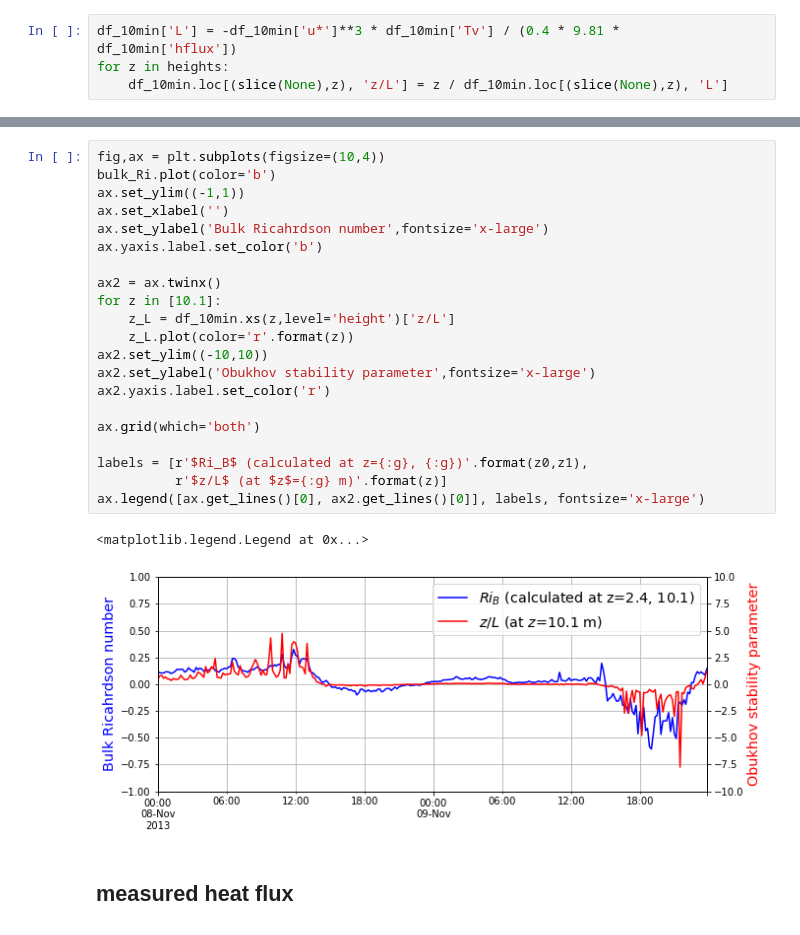
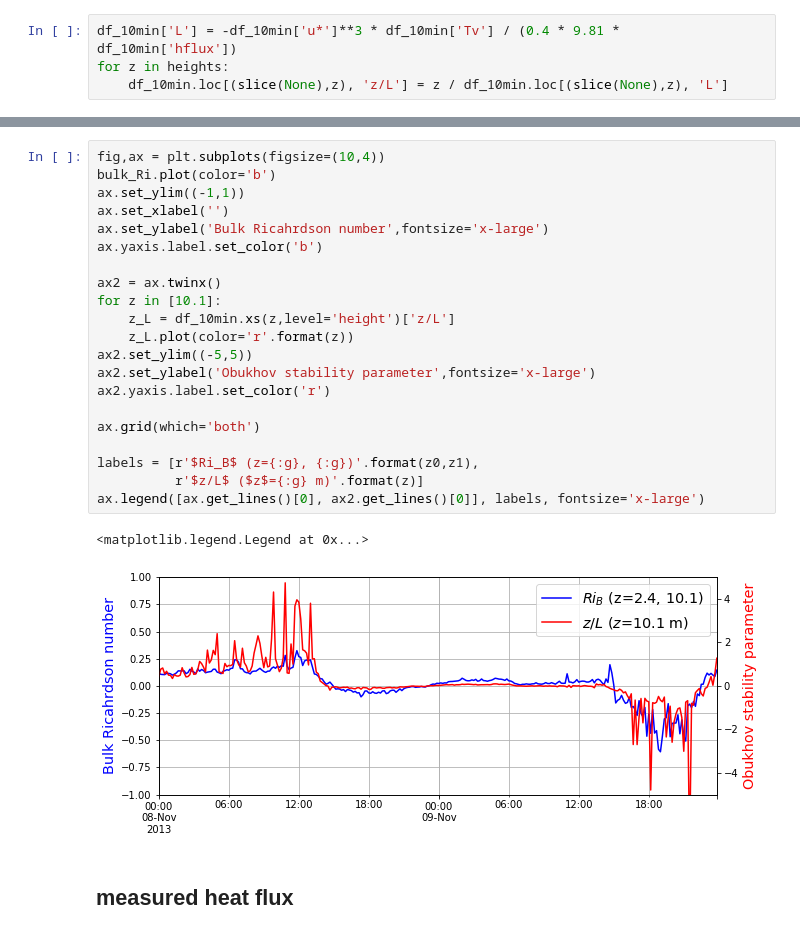
Before and after one commit to a2e-mmc/assessment, a Jupyter notebook: datasets/SWiFT/TTU_tower_heatflux_stability.ipynb, the cells around one changed output, grey strips where cells are left out. Cells and saved outputs as stored; diff of their text form.

Commit message:
Rerun with latest plotting library, add more comments

```diff
--- a/datasets/SWiFT/TTU_tower_heatflux_stability.ipynb
+++ b/datasets/SWiFT/TTU_tower_heatflux_stability.ipynb
@@ -205,27 +212,27 @@ ax.legend(fontsize='x-large')
 # %%
 fig,ax = plt.subplots(figsize=(10,4))
 bulk_Ri.plot(color='b')
 ax.set_ylim((-1,1))
 ax.set_xlabel('')
 ax.set_ylabel('Bulk Ricahrdson number',fontsize='x-large')
 ax.yaxis.label.set_color('b')
 
 ax2 = ax.twinx()
 for z in [10.1]:
     z_L = df_10min.xs(z,level='height')['z/L']
     z_L.plot(color='r'.format(z))
-ax2.set_ylim((-10,10))
+ax2.set_ylim((-5,5))
 ax2.set_ylabel('Obukhov stability parameter',fontsize='x-large')
 ax2.yaxis.label.set_color('r')
 
 ax.grid(which='both')
 
-labels = [r'$Ri_B$ (calculated at z={:g}, {:g})'.format(z0,z1),
-          r'$z/L$ (at $z$={:g} m)'.format(z)]
+labels = [r'$Ri_B$ (z={:g}, {:g})'.format(z0,z1),
+          r'$z/L$ ($z$={:g} m)'.format(z)]
 ax.legend([ax.get_lines()[0], ax2.get_lines()[0]], labels, fontsize='x-large')
 # %% [output]
 <matplotlib.legend.Legend at 0x...>
-[figure, old version]
+[figure, new version]
 # %% [markdown]
 ## measured heat flux
 # %%
```
Also changed, not shown: parts of 8 cells of this notebook.
